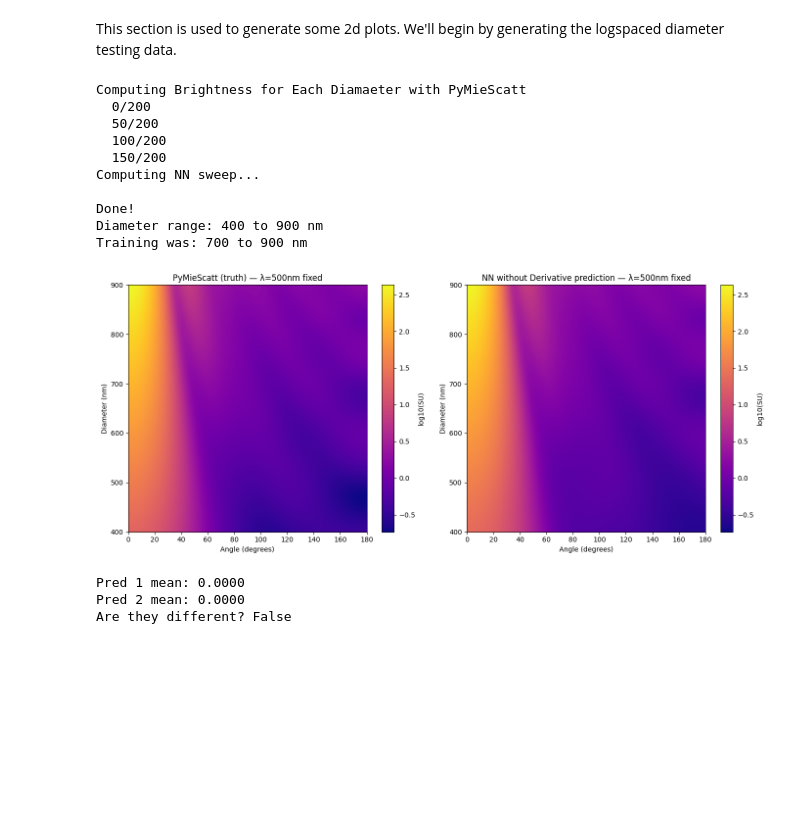
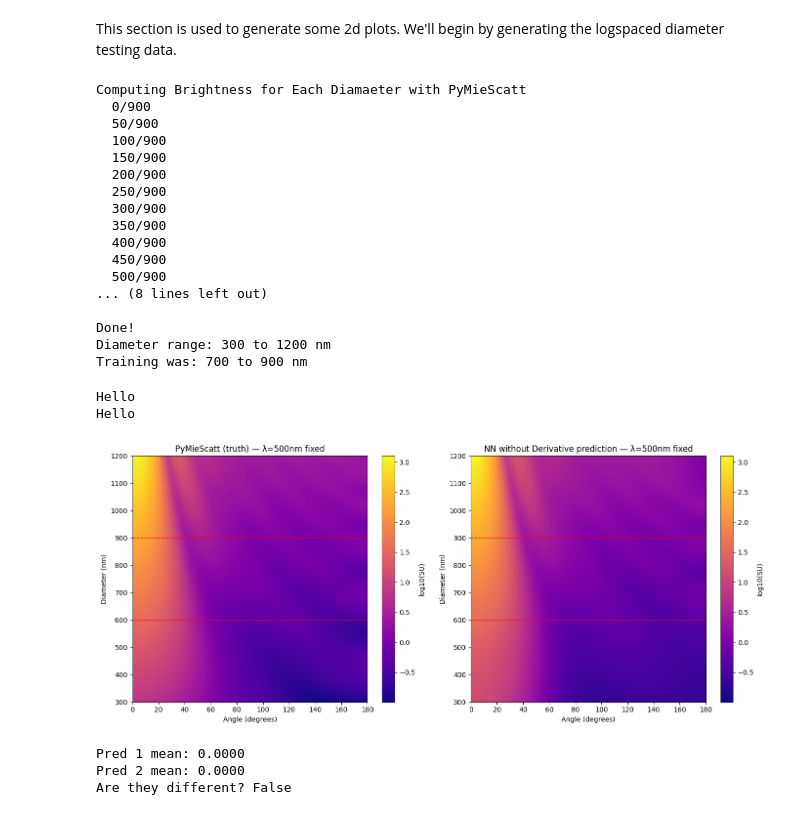
Before and after one commit to james-613/Modified_pyMieScatt_NN, a Jupyter notebook: simple_mie_theory_NN.ipynb, the cells around one changed output. Drawn from its saved outputs; the diff is of its cells as text; code cells hidden in the pictures; blank space fills up the shorter version.

```diff
--- a/simple_mie_theory_NN.ipynb
+++ b/simple_mie_theory_NN.ipynb
@@ -44,5 +44,5 @@ First few SU values: [274.50568018 273.77890685 271.60879971 268.02578541 263.07
 # %%
-N_PARTICLES = 500
+N_PARTICLES = 1000
 N_ANGLES = 181
 N_SAMPLES = N_PARTICLES * N_ANGLES # total training samples
 
@@ -241,7 +241,7 @@ Parameter Group 0
 Loss function: MSELoss()
 # %%
 N_EPOCHS = 200
-BATCH_SIZE = 128
+BATCH_SIZE = 256
 
 train_losses = []
 test_losses = []
@@ -544,12 +544,12 @@ works well
 # %% [markdown]
 This section is used to generate some 2d plots. We'll begin by generating the logspaced diameter testing data.
 # %%
-N_D_SPANNING_DATA = 200
+N_D_SPANNING_DATA = 900
 m = complex(1.6, 1.0) # match the m value the NN was trained on
 fixed_lambda = 500 # I will be varying diameter not wavelength
 
 # Log-spaced diameter sweep — wider than training range
-d_span = np.logspace(np.log10(400), np.log10(900), N_D_SPANNING_DATA)
+d_span = np.logspace(np.log10(300), np.log10(1200), N_D_SPANNING_DATA)
 
 print("Computing Brightness for Each Diamaeter with PyMieScatt")
 truth = np.zeros((N_D_SPANNING_DATA, 181)) # create array of 181 arrays which have values of 0
@@ -583,14 +583,21 @@ print(f"Diameter range: {d_span[0]:.0f} to {d_span[-1]:.0f} nm")
 print(f"Training was: 700 to 900 nm")
 # %% [output]
 Computing Brightness for Each Diamaeter with PyMieScatt
-  0/200
-  50/200
-  100/200
-  150/200
-Computing NN sweep...
+  0/900
+  50/900
+  100/900
+  150/900
+  200/900
+  250/900
+  300/900
+  350/900
+  400/900
+  450/900
+  500/900
+... (8 lines left out)
 
 Done!
-Diameter range: 400 to 900 nm
+Diameter range: 300 to 1200 nm
 Training was: 700 to 900 nm
 # %%
 fig, axes = plt.subplots(1, 2, figsize=(14, 6))
@@ -600,34 +607,42 @@ vmin = np.log10(truth).min()
 vmax = np.log10(truth).max()
 
 # === PyMieScatt truth ===
 im1 = axes[0].imshow(
     np.log10(truth),
     aspect='auto', origin='lower',
     extent=[0, 180, d_span[0], d_span[-1]],
     cmap='plasma', vmin=vmin, vmax=vmax
 )
 axes[0].set_title(f"PyMieScatt (truth) — λ={fixed_lambda}nm fixed")
 axes[0].set_xlabel("Angle (degrees)")
 axes[0].set_ylabel("Diameter (nm)")
 # Show training range boundaries
 plt.colorbar(im1, ax=axes[0], label='log10(SU)')
 
 # === NN prediction ===
 im2 = axes[1].imshow(
     np.log10(nn_pred),
     aspect='auto', origin='lower',
     extent=[0, 180, d_span[0], d_span[-1]],
     cmap='plasma', vmin=vmin, vmax=vmax
 )
 axes[1].set_title(f"NN without Derivative prediction — λ={fixed_lambda}nm fixed")
 axes[1].set_xlabel("Angle (degrees)")
 axes[1].set_ylabel("Diameter (nm)")
 plt.colorbar(im2, ax=axes[1], label='log10(SU)')
 
+# Mark training range boundaries
+for ax in axes:
+    print("Hello")
+    ax.axhline(y=600, color='red', linestyle='--', linewidth=1)
+    ax.axhline(y=900, color='red', linestyle='--', linewidth=1)
+
 plt.tight_layout()
 plt.show()
 # %% [output]
+Hello
+Hello
-[figure, old version]
+[figure, new version]
 # %%
 # Test 1: Predictions should vary with input
 pred_1 = predict_scattering(1.7, 0.85, 500, 800, 80)
```
Also changed, not shown: parts of 12 cells of this notebook, 4 other files.
